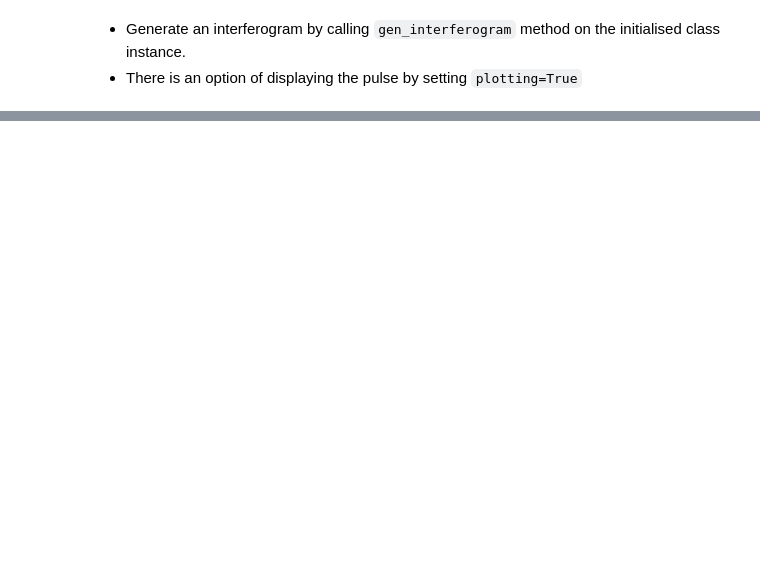
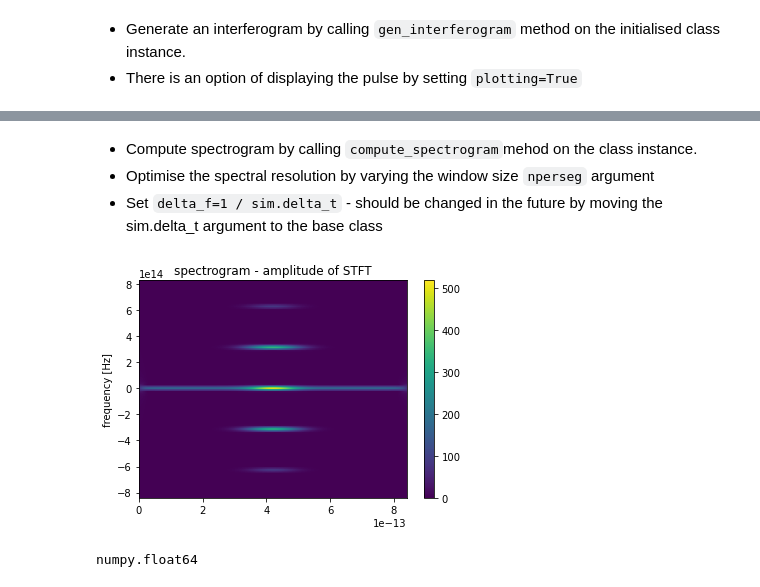
Before and after one commit to pkliui/Interferometry, a Jupyter notebook: Interferogram/docs/InterferogramAnalysis.ipynb, the cells around one changed output, grey strips where cells are left out. Saved outputs shown, nothing was run; the diff lists cells and outputs as text; code cells hidden in the pictures; blank space fills up the shorter version.

````diff
--- a/Interferogram/docs/InterferogramAnalysis.ipynb
+++ b/Interferogram/docs/InterferogramAnalysis.ipynb
@@ -109,0 +126,12 @@ sim.gen_interferogram(plotting=True)
+# %% [markdown]
+* Compute spectrogram by calling ```compute_spectrogram```mehod on the class instance.
+* Optimise the spectral resolution by varying the window size ```nperseg``` argument
+* Set ```delta_f=1 / sim.delta_t```  - should be changed in the future by moving the sim.delta_t argument to the base class
+# %%
+sim.compute_spectrogram(signal=sim.interferogram, nperseg=2**7, delta_f=1 / sim.delta_t, plotting=True);
+# %% [output]
+[figure, added]
+# %%
+type(sim.interferogram[0])
+# %% [output]
+numpy.float64
````
Also changed, not shown: parts of 9 cells of this notebook.
